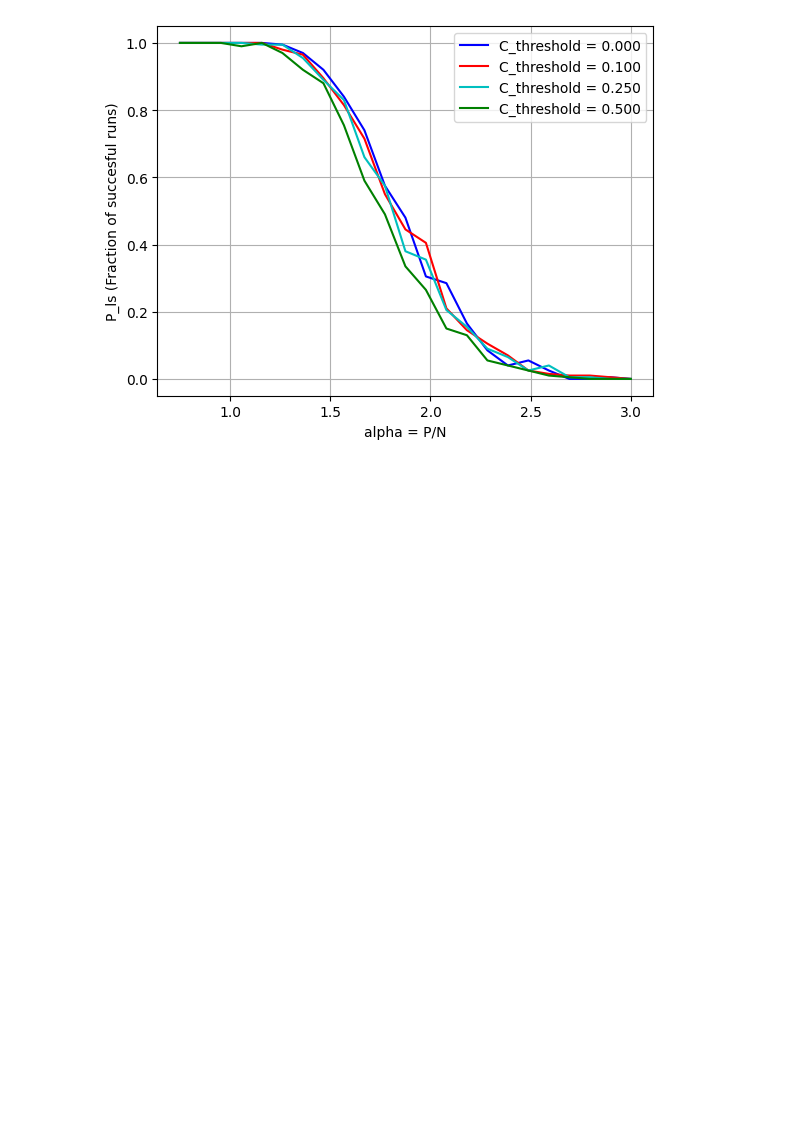
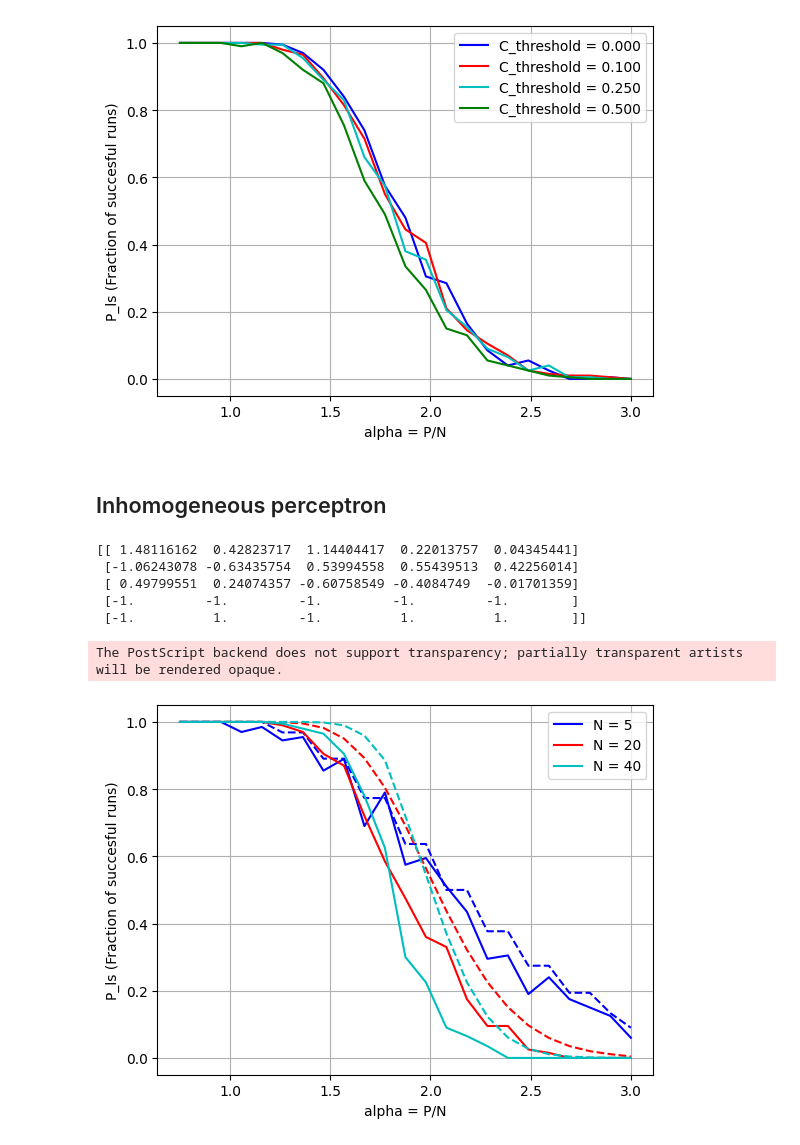
Before and after one commit to SaraIglesiasSN/A1-Perceptron-Training-NNCI-, a Jupyter notebook: A1_Perceptron_Training.ipynb, the cells around one changed output. Drawn from its saved outputs; the diff is of its cells as text; code cells hidden in the pictures; blank space fills up the shorter version.

Commit message:
added last bonus

```diff
--- a/A1_Perceptron_Training.ipynb
+++ b/A1_Perceptron_Training.ipynb
@@ -55,8 +55,13 @@ mu(9) =  4 : [ 0.98494561 -1.1444064   0.38683645]
 Final t:  10
 # %%
 ## c) Rosenblatt algorithm
-def Ros_alg(N, P, D, n_max, c_threshold=0, verbose=False):
-    w = np.zeros(N)      # weight vector
+def Ros_alg(N, P, D, n_max, inhomo= False, theta = 0, c_threshold=0, verbose=False):
+    if inhomo:
+        w = np.zeros(N+1)      # weight vector
+        w[-1] = theta           # I think theta is initialized to ç 0 anyway
+    else:
+        w = np.zeros(N)      # weight vector
+
     x = np.zeros(P) # embedding strengths
     E_mu = np.zeros(P)    # local potentials (one per input vector)
     n = 1
@@ -84,6 +89,3 @@ def Ros_alg(N, P, D, n_max, c_threshold=0, verbose=False):
         print("Success: {} after {} out of {} max epochs".format(success, n, n_max))
 
     return w, x, n, success
-
-n_max = 10
-w, x, n, s = Ros_alg(N, P, D, n_max, verbose=True)
@@ -167,14 +173,14 @@ def plot_save_results_NP(N_sizes, P_ls, P_ls_theoretical, name):
 # %%
 ## d) Running the experiments PARALLEL
 
-def do_experiment(alpha, N, n_D, n_max, c_threshold=0.0, Theoretical = True):
+def do_experiment(alpha, N, n_D, n_max, inhomo = False, theta = 0, c_threshold=0.0, Theoretical = True):
 
     successful_runs = 0
 
     P = int(N * alpha)
     for dd in range(n_D):
         D = datasets(N, P) # new generated dataset
-        ww, xx, nn, ss = Ros_alg(N, P, D, n_max, c_threshold=c_threshold)    #I think I dont need w for anything
+        ww, xx, nn, ss = Ros_alg(N, P, D, n_max, inhomo = False, theta = 0, c_threshold=c_threshold)    #I think I dont need w for anything
         successful_runs += ss
 
         P_ls = successful_runs / n_D
@@ -190,13 +196,7 @@ def do_experiment(alpha, N, n_D, n_max, c_threshold=0.0, Theoretical = True):
 from joblib import Parallel, delayed
 import pandas as pd
 
-min_alpha = 0.75; max_alpha = 3; step_alpha = 0.1
-alpha = np.linspace(min_alpha, max_alpha, int(np.ceil((max_alpha - min_alpha) / step_alpha)))
-N_sizes = [5, 20, 40]
-n_D = 100 * 2   # number of random datasets for each P
-n_max = 100 * 5     # max number of epochs
-
-def do_parallel(alpha, N, n_D, n_max, c_threshold=0.0, Theoretical = True,  n_jobs = 8):
+def do_parallel(alpha, N_sizes, n_D, n_max, c_threshold=0.0, inhomo = False, theta = 0, Theoretical = True,  n_jobs = 8):
     # This needs to have all the combinations
     parameters = []
     for n in N_sizes:
@@ -210,14 +210,11 @@ def do_parallel(alpha, N, n_D, n_max, c_threshold=0.0, Theoretical = True,  n_jo
         results = pd.DataFrame(columns=['P_ls', 'alpha', 'N'])
 
 
-    res = (Parallel(n_jobs = 8)(delayed(do_experiment)(al, n, n_D, n_max, c_threshold, Theoretical) for  al, n in parameters))
+    res = (Parallel(n_jobs = 8)(delayed(do_experiment)(al, n, n_D, n_max, inhomo, theta, c_threshold, Theoretical ) for  al, n in parameters))
 
     for i in res:
         results.loc[len(results)]=i
     return results
-
-
-results = do_parallel(alpha, N_sizes, n_D, n_max)
 # %%
 ## Save and plot the results PARALLEL
 
@@ -376,3 +379,40 @@ plt.show()
 # %% [output]
 The PostScript backend does not support transparency; partially transparent artists will be rendered opaque.
 [figure]
+# %% [markdown]
+## Inhomogeneous perceptron
+# %%
+## Generate artificial data sets for inhomogeneous perceptron
+P = 5      # number of feature vectors
+N = 3      # dim of feature vectors
+
+def datasets_inhomo(N, P):
+    D = np.zeros((N+2, P))       # empty data set (each column is a vector, last el. is the label)
+    for mu in range(P):
+        D[:-2, mu] = np.random.normal(0, 1, size=N)
+        D[-2, mu] = -1                                     #  extra dimension on the feature vector
+        D[-1, mu] = np.random.randint(0, 2, size=1)        # the labels are 0 and 1 not -+1
+        if D[-1, mu] == 0:
+            D[-1, mu] = -1
+    return D
+
+D = datasets_inhomo(N, P)
+print(D)
+# %% [output]
+[[ 1.48116162  0.42823717  1.14404417  0.22013757  0.04345441]
+ [-1.06243078 -0.63435754  0.53994558  0.55439513  0.42256014]
+ [ 0.49799551  0.24074357 -0.60758549 -0.4084749  -0.01701359]
+ [-1.         -1.         -1.         -1.         -1.        ]
+ [-1.          1.         -1.          1.          1.        ]]
+# %%
+min_alpha = 0.75; max_alpha = 3; step_alpha = 0.1
+alpha = np.linspace(min_alpha, max_alpha, int(np.ceil((max_alpha - min_alpha) / step_alpha)))
+N_sizes = [5, 20, 40]
+n_D = 100 *2  # number of random datasets for each P
+n_max = 100 *2  # max number of epochs
+
+results = do_parallel(alpha, N_sizes, n_D, n_max, inhomo = True)
+plot_save_results(results, 'inhomo_perceptron')
+# %% [output]
+The PostScript backend does not support transparency; partially transparent artists will be rendered opaque.
+[figure, added]
```
Also changed, not shown: parts of 5 cells of this notebook, 3 other files.
